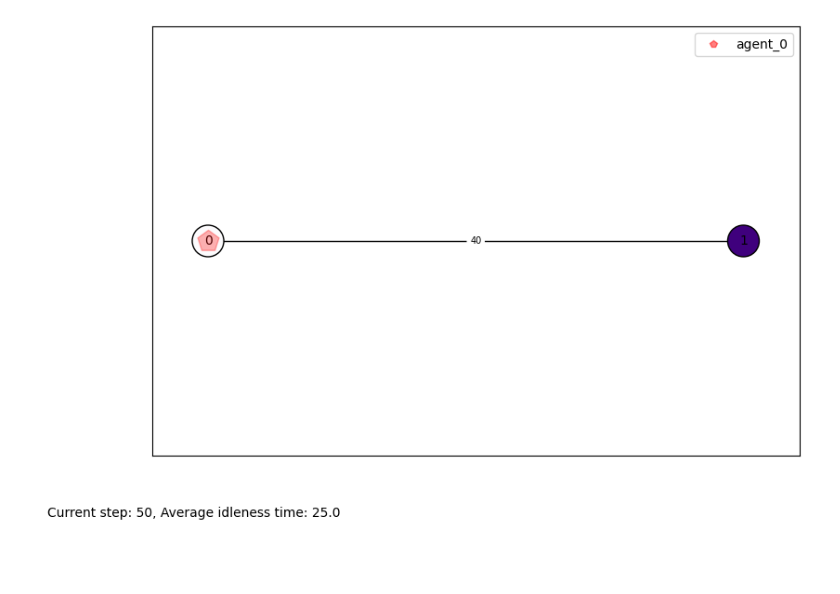
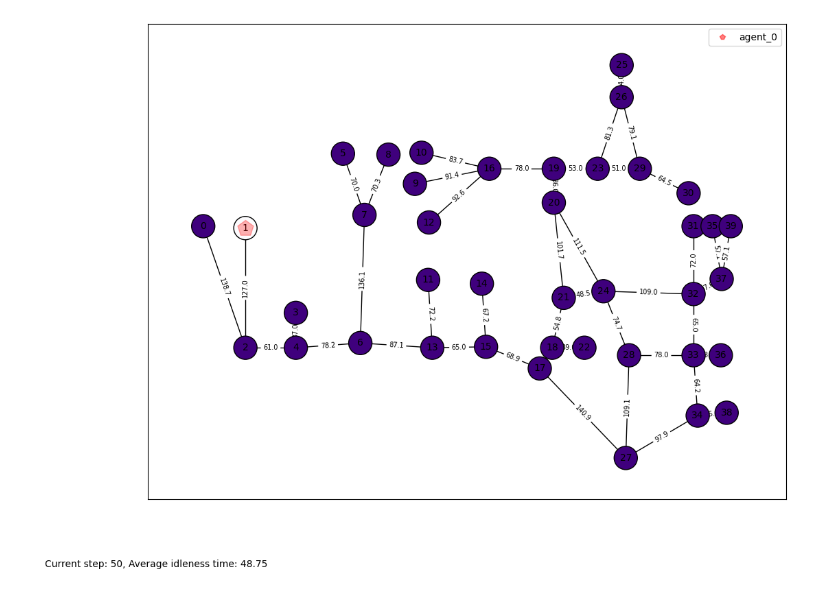
Before and after one commit to NU-IDEAS-Lab/patrolling_zoo, a Jupyter notebook: random_actions.ipynb, the cells around one changed output. Saved outputs shown, nothing was run; the diff lists cells and outputs as text; code cells hidden in the pictures; blank space fills up the shorter version.

```diff
--- a/random_actions.ipynb
+++ b/random_actions.ipynb
@@ -6,36 +6,37 @@ from IPython.display import clear_output
 from patrolling_zoo.patrolling_zoo_v0 import parallel_env, PatrolGraph
 from patrolling_zoo.env.communication_model import CommunicationModel
 
-patrolGraph = PatrolGraph("patrolling_zoo/env/2nodes.graph")
+patrolGraph = PatrolGraph("patrolling_zoo/env/cumberland.graph")
 env = parallel_env(patrolGraph, 1,
+                   speed = 10.0,
                 #    observation_radius = 0,
                 #    comms_model = CommunicationModel("bernoulli"),
                    require_explicit_visit=True
 )
 
 observations = env.reset(seed=42)
 
 # We temporarily fix the actions to a single node visit for each agent.
 # actions = {agent: env.action_space(agent).sample() for agent in env.agents}
 actions = {agent: 1 for agent in env.agents}
 
 i = 0
 while env.agents:
     # this is where you would insert your policy
     # actions = {agent: env.action_space(agent).sample() for agent in env.agents}
 
     observations, rewards, terminations, truncations, infos = env.step(actions)
 
     clear_output(wait=True)
-    env.render()#figsize=(8,6))
+    env.render()
 
     # actions = {agent: 0 for agent in env.agents}
     i += 1
     if i >= 50:
         break
 env.close()
 # %% [output]
-[figure, old version]
+[figure, new version]
 # %%
 env.observe(env.agents[0])
 # %% [output]
```
Also changed, not shown: parts of 2 cells of this notebook.
